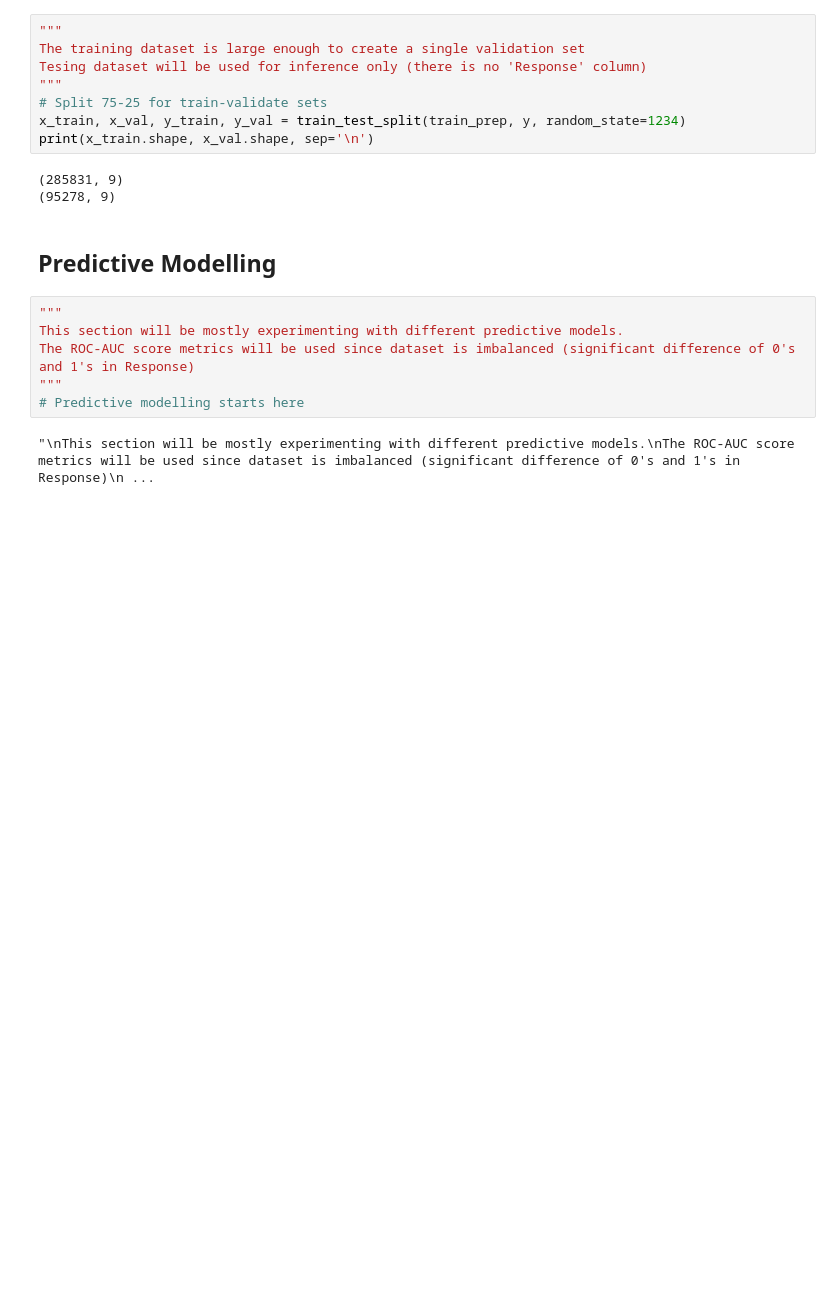
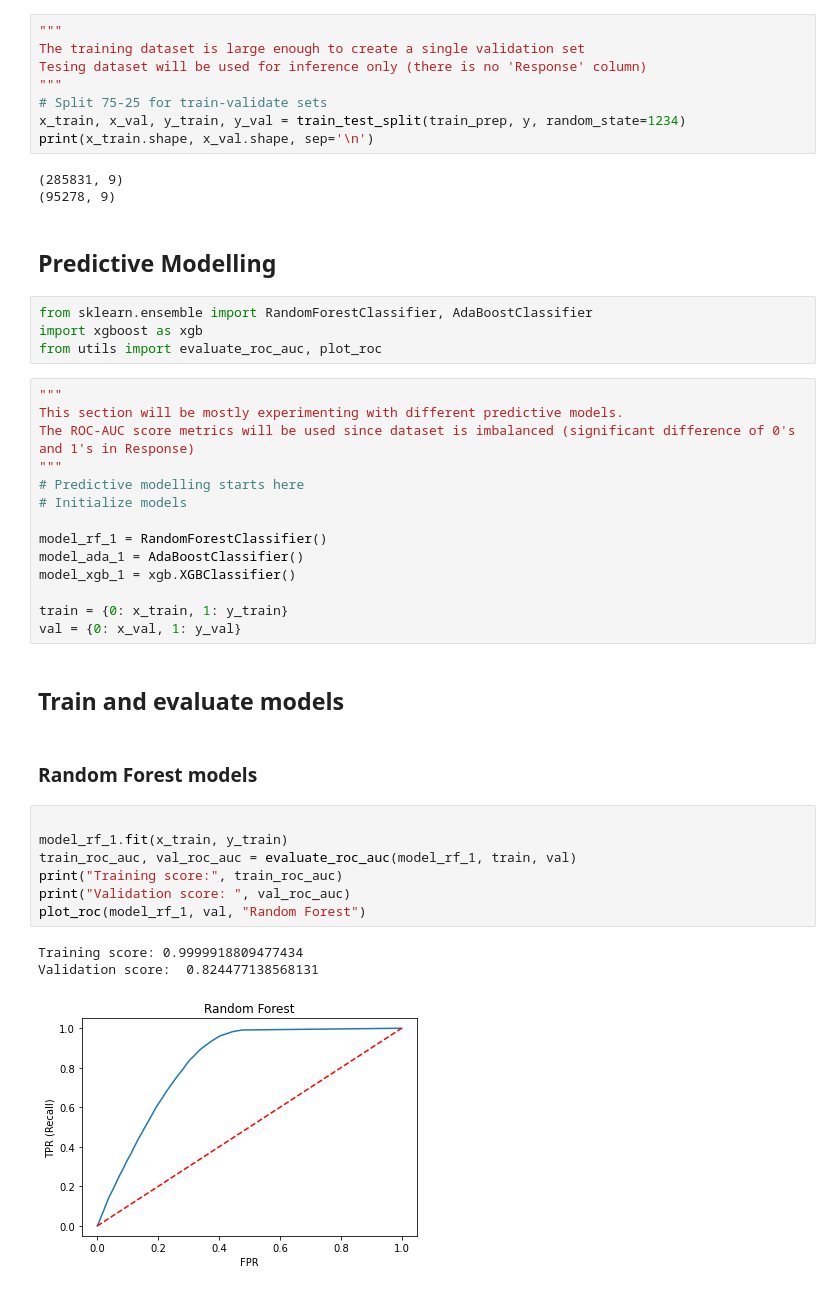
Before and after one commit to Mkho-cs/HICSP-Predictive-Analysis, a Jupyter notebook: main/analysis.ipynb, the cells around one changed output. Drawn from its saved outputs; the diff is of its cells as text; blank space fills up the shorter version.

Commit message:
Added model training and evaluate

```diff
--- a/main/analysis.ipynb
+++ b/main/analysis.ipynb
@@ -133,11 +133,36 @@ print(x_train.shape, x_val.shape, sep='\n')
 (95278, 9)
 # %% [markdown]
 ## Predictive Modelling
+# %%
+from sklearn.ensemble import RandomForestClassifier, AdaBoostClassifier
+import xgboost as xgb
+from utils import evaluate_roc_auc, plot_roc
 # %%
 """
 This section will be mostly experimenting with different predictive models.
 The ROC-AUC score metrics will be used since dataset is imbalanced (significant difference of 0's and 1's in Response)
 """
 # Predictive modelling starts here
+# Initialize models
+
+model_rf_1 = RandomForestClassifier()
+model_ada_1 = AdaBoostClassifier()
+model_xgb_1 = xgb.XGBClassifier()
+
+train = {0: x_train, 1: y_train}
+val = {0: x_val, 1: y_val}
-# %% [output]
-"\nThis section will be mostly experimenting with different predictive models.\nThe ROC-AUC score metrics will be used since dataset is imbalanced (significant difference of 0's and 1's in Response)\n ...
+# %% [markdown]
+## Train and evaluate models
+# %% [markdown]
+### Random Forest models
+# %%
+
+model_rf_1.fit(x_train, y_train)
+train_roc_auc, val_roc_auc = evaluate_roc_auc(model_rf_1, train, val)
+print("Training score:", train_roc_auc)
+print("Validation score: ", val_roc_auc)
+plot_roc(model_rf_1, val, "Random Forest")
+# %% [output]
+Training score: 0.9999918809477434
+Validation score:  0.824477138568131
+[figure, added]
```
Also changed, not shown: parts of 5 cells of this notebook, 2 other files.
